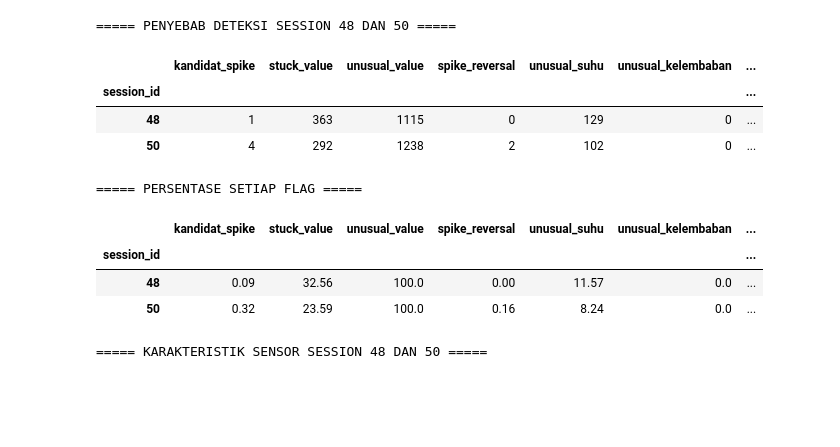
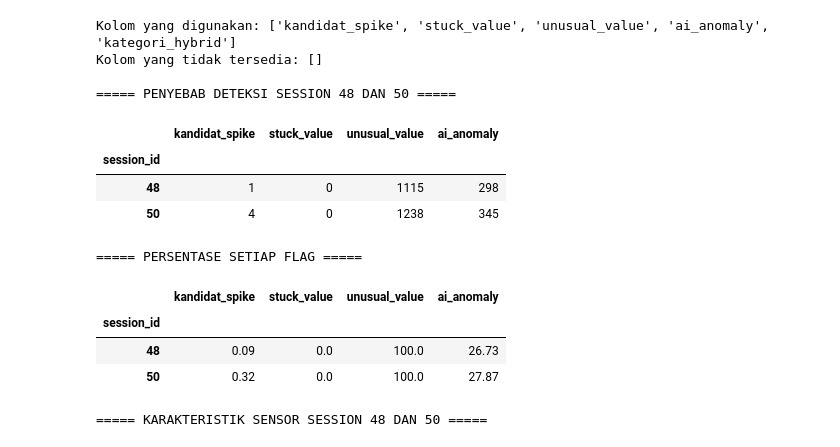
Before and after one commit to saputradimas2017-web/AI-Anomaly-Detection, a Jupyter notebook: notebooks/05_evaluasi_model.ipynb, the cells around one changed output. Cells and saved outputs as stored; diff of their text form; code cells hidden in the pictures; blank space fills up the shorter version.

```diff
--- a/notebooks/05_evaluasi_model.ipynb
+++ b/notebooks/05_evaluasi_model.ipynb
@@ -325,54 +444,64 @@ Total kandidat Hybrid AI: 6547
 # %%
-
 # Memeriksa dua sesi dengan deteksi 100%
 sesi_pemeriksaan = [48, 50]
 
 kolom_flag = [
     "kandidat_spike",
     "stuck_value",
     "unusual_value",
-    "spike_reversal",
-    "unusual_suhu",
-    "unusual_kelembaban",
-    "unusual_pm10",
-    "unusual_pm25",
-    "unusual_barometer",
-    "unusual_tvoc",
-    "stuck_barometer",
-    "stuck_pm10",
-    "stuck_pm25",
-    "stuck_tvoc"
+    "ai_anomaly",
+    "kategori_hybrid"
 ]
 
-ringkasan_penyebab = (
-    df_hybrid[df_hybrid["session_id"].isin(sesi_pemeriksaan)]
-    .groupby("session_id")[kolom_flag]
-    .sum()
+# Ambil hanya kolom yang tersedia
+kolom_tersedia = [
+    kolom for kolom in kolom_flag
+    if kolom in df_hybrid.columns
+]
+
+kolom_tidak_tersedia = [
+    kolom for kolom in kolom_flag
+    if kolom not in df_hybrid.columns
+]
+
+print("Kolom yang digunakan:", kolom_tersedia)
+print("Kolom yang tidak tersedia:", kolom_tidak_tersedia)
+
+data_pemeriksaan = df_hybrid[
+    df_hybrid["session_id"].isin(sesi_pemeriksaan)
+]
+
+print("\n===== PENYEBAB DETEKSI SESSION 48 DAN 50 =====")
+
+display(
+    data_pemeriksaan
+    .groupby("session_id")[kolom_tersedia]
+    .sum(numeric_only=True)
 )
-
-print("===== PENYEBAB DETEKSI SESSION 48 DAN 50 =====")
-display(ringkasan_penyebab)
 
 print("\n===== PERSENTASE SETIAP FLAG =====")
 
-persentase_flag = (
-    df_hybrid[df_hybrid["session_id"].isin(sesi_pemeriksaan)]
-    .groupby("session_id")[kolom_flag]
-    .mean() * 100
+display(
+    (
+        data_pemeriksaan
+        .groupby("session_id")[kolom_tersedia]
+        .mean(numeric_only=True) * 100
+    ).round(2)
 )
-
-display(persentase_flag.round(2))
 # %% [output]
+Kolom yang digunakan: ['kandidat_spike', 'stuck_value', 'unusual_value', 'ai_anomaly', 'kategori_hybrid']
+Kolom yang tidak tersedia: []
+
 ===== PENYEBAB DETEKSI SESSION 48 DAN 50 =====
-|  | kandidat_spike | stuck_value | unusual_value | spike_reversal | unusual_suhu | unusual_kelembaban | ... |
-| session_id |  |  |  |  |  |  | ... |
-| 48 | 1 | 363 | 1115 | 0 | 129 | 0 | ... |
-| 50 | 4 | 292 | 1238 | 2 | 102 | 0 | ... |
+|  | kandidat_spike | stuck_value | unusual_value | ai_anomaly |
+| session_id |  |  |  |  |
+| 48 | 1 | 0 | 1115 | 298 |
+| 50 | 4 | 0 | 1238 | 345 |
 ===== PERSENTASE SETIAP FLAG =====
-|  | kandidat_spike | stuck_value | unusual_value | spike_reversal | unusual_suhu | unusual_kelembaban | ... |
-| session_id |  |  |  |  |  |  | ... |
-| 48 | 0.09 | 32.56 | 100.0 | 0.00 | 11.57 | 0.0 | ... |
-| 50 | 0.32 | 23.59 | 100.0 | 0.16 | 8.24 | 0.0 | ... |
+|  | kandidat_spike | stuck_value | unusual_value | ai_anomaly |
+| session_id |  |  |  |  |
+| 48 | 0.09 | 0.0 | 100.0 | 26.73 |
+| 50 | 0.32 | 0.0 | 100.0 | 27.87 |
 # %%
 
 sensor_pemeriksaan = [
```
Also changed, not shown: parts of 70 cells of this notebook, 11 other files.
